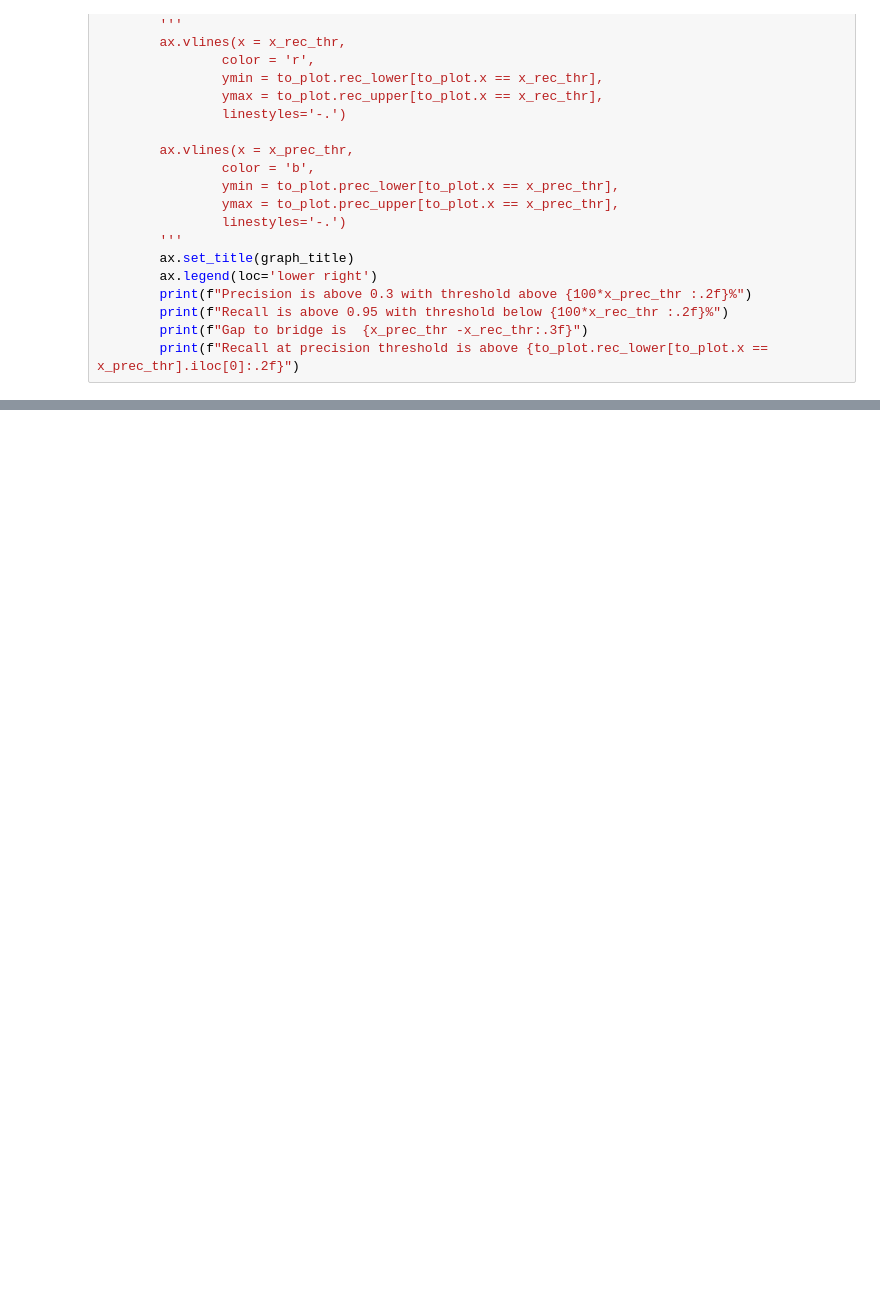
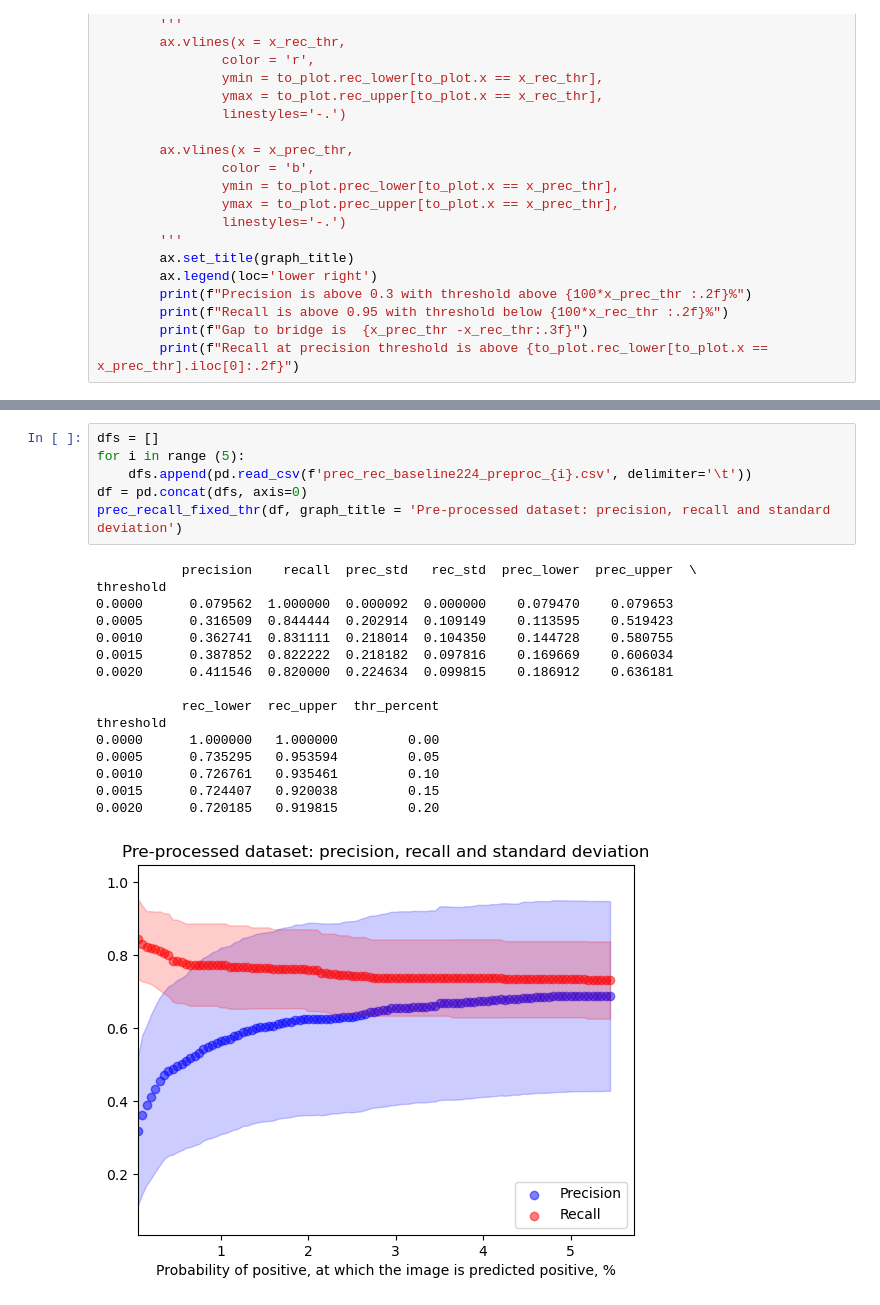
Before and after one commit to ArtemChemist/CFU_counter, a Jupyter notebook: Baseline CNN/prec_rec analysis.ipynb, the cells around one changed output, grey strips where cells are left out. Drawn from its saved outputs; the diff is of its cells as text; blank space fills up the shorter version.

```diff
--- a/Baseline CNN/prec_rec analysis.ipynb
+++ b/Baseline CNN/prec_rec analysis.ipynb
@@ -63,0 +92,23 @@ Recall at precision threshold is above 0.51
+# %%
+dfs = []
+for i in range (5):
+    dfs.append(pd.read_csv(f'prec_rec_baseline224_preproc_{i}.csv', delimiter='\t'))
+df = pd.concat(dfs, axis=0)
+prec_recall_fixed_thr(df, graph_title = 'Pre-processed dataset: precision, recall and standard deviation')
+# %% [output]
+           precision    recall  prec_std   rec_std  prec_lower  prec_upper  \
+threshold
+0.0000      0.079562  1.000000  0.000092  0.000000    0.079470    0.079653
+0.0005      0.316509  0.844444  0.202914  0.109149    0.113595    0.519423
+0.0010      0.362741  0.831111  0.218014  0.104350    0.144728    0.580755
+0.0015      0.387852  0.822222  0.218182  0.097816    0.169669    0.606034
+0.0020      0.411546  0.820000  0.224634  0.099815    0.186912    0.636181
+
+           rec_lower  rec_upper  thr_percent
+threshold
+0.0000      1.000000   1.000000         0.00
+0.0005      0.735295   0.953594         0.05
+0.0010      0.726761   0.935461         0.10
+0.0015      0.724407   0.920038         0.15
+0.0020      0.720185   0.919815         0.20
+[figure, added]
```
Also changed, not shown: parts of 5 cells of this notebook, 13 other files.
